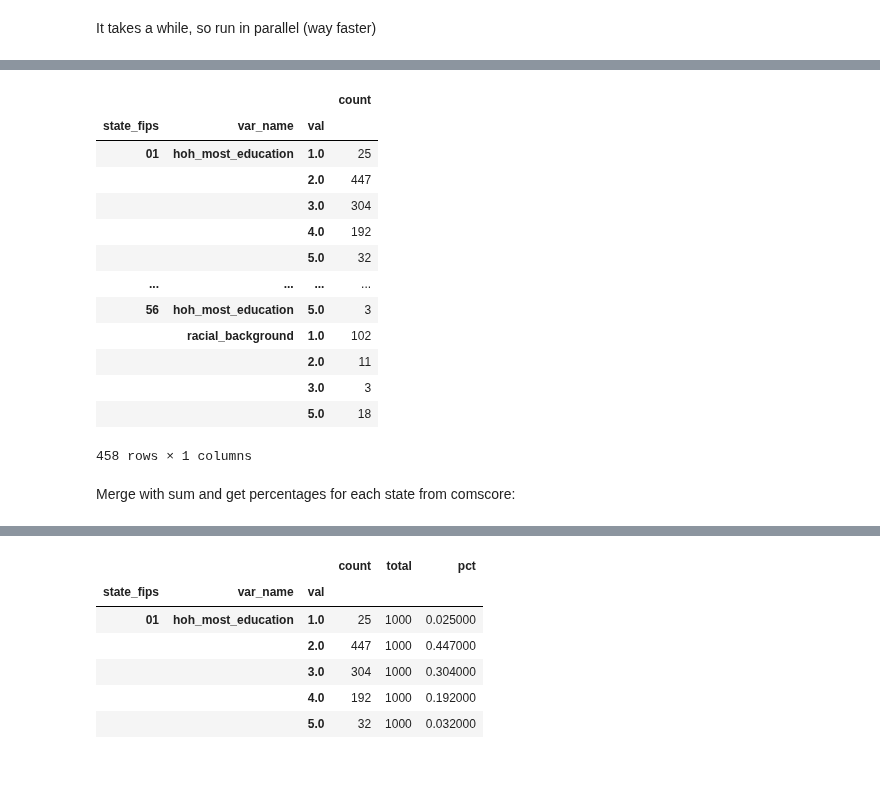
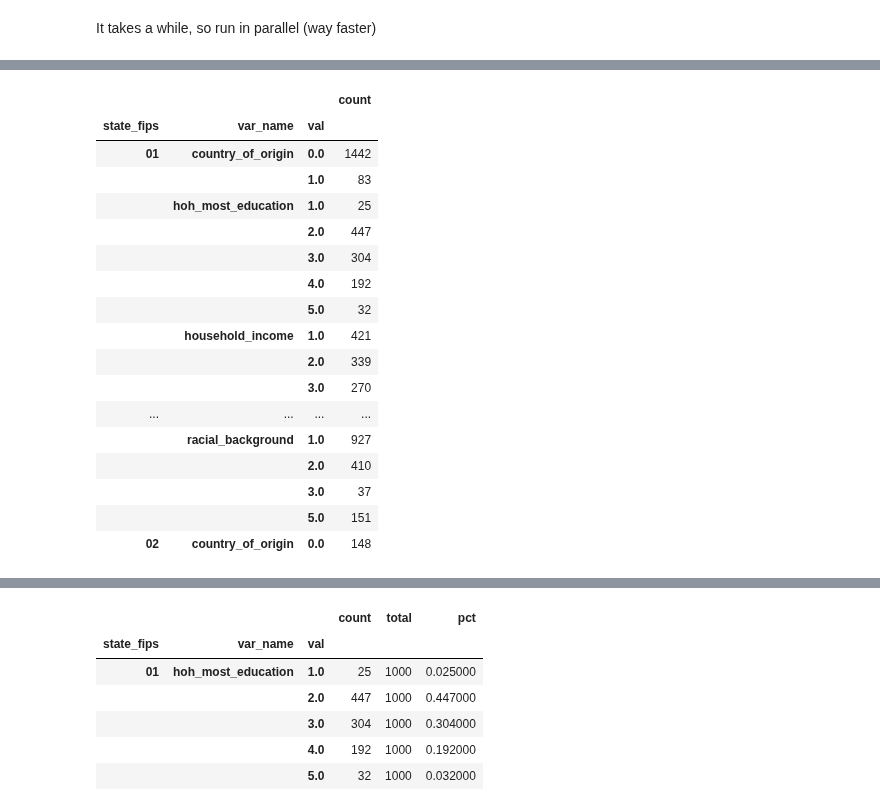
Before and after one commit to aberke/floc-analysis, a Jupyter notebook: notebooks/demographics_explore.ipynb, the cells around one changed output, grey strips where cells are left out. Drawn from its saved outputs; the diff is of its cells as text; code cells hidden in the pictures; blank space fills up the shorter version.

```diff
--- a/notebooks/demographics_explore.ipynb
+++ b/notebooks/demographics_explore.ipynb
@@ -37,6 +30,6 @@ c = Census("14a343e581b5dd1df551f4cd87f31aede50ec908")
 # %%
-def get_zip_state_fips(zipcode, err=False):
-    """returns a state FIPS code for a given zip.
+def get_state_fips(zipcode, err=False):
+    """returns a state FIPS for the state with given zipcide.
 
     if it can't find the zip code, return np.nan if err=False.
 
@@ -44,7 +37,7 @@ def get_zip_state_fips(zipcode, err=False):
     ----------
     err: boolean. True if function should raise a ValueError if it can't find a zip code. False by default.
     """
-    from pyzipcode import ZipCodeDatabase
+
     zcdb = ZipCodeDatabase()
     if zipcode not in zcdb:
         if err:
@@ -54,3 +47,12 @@ def get_zip_state_fips(zipcode, err=False):
     zipcode = zcdb[zipcode]
     state = us.states.lookup(zipcode.state)
     return state.fips
+# %%
+# drops machine ID since it is not needed for this data exploration
+# safer way to show data
+demo_df = (pd.read_csv(demographics_fpath, dtype={'zip_code': str})
+           .drop('machine_id', axis=1)
+           .replace({99:np.nan}))
+rows = len(demo_df)
+print('%s rows before' % rows)
+demo_df.head(3)
@@ -57,11 +65,12 @@ def get_zip_state_fips(zipcode, err=False):
 # %%
-demo_df = (pd.read_csv("../data/comscore/2017/demographics.csv", dtype={'zip_code': str})
-           .drop('machine_id', axis=1)
+demo_df = (demo_df
            .dropna(subset=['zip_code'])
-           .replace({'hoh_most_education': {99: np.nan}})
            # make sure zips are zip5
            .assign(zip_code=lambda x: x.zip_code.apply(lambda z: '0' + z if len(z) < 5 else z))
            # get state fips code for each zip
-           .assign(state_fips=lambda x: x.zip_code.apply(get_state_fips))
-           .dropna(subset=['state_fips']) # drops ~600 rows
-     )
+           .assign(state_fips=lambda x: x.zip_code.apply(lambda z: get_state_fips(z)))
+           .dropna(subset=['state_fips'])
+           .assign(state=lambda x: x.state_fips.apply(lambda s: us.states.lookup(s).abbr))
+          )
+print('%s rows after' % len(demo_df))
+print('dropped %s rows' % (rows - len(demo_df))) #
@@ -69,0 +106,3 @@ demo_df.head()
+# %%
+demo_df.household_income = demo_df.household_income % 10
+demo_df.head()
@@ -169,24 +575,29 @@ demo_df.head()
 # %%
 state_df = (pd.melt(demo_df,
        id_vars=['state_fips'],
-       value_vars=['hoh_most_education', 'racial_background'],
+       value_vars=[
+           'hoh_most_education', 'racial_background',
+           'household_income', 'country_of_origin'
+       ],
        value_name='val',
        var_name='var_name').groupby(['state_fips', 'var_name', 'val'])).val.agg(['count'])
-state_df
+state_df.head(20)
 # %% [output]
 |  |  |  | count |
 | state_fips | var_name | val |  |
-| 01 | hoh_most_education | 1.0 | 25 |
+| 01 | country_of_origin | 0.0 | 1442 |
+|  |  | 1.0 | 83 |
+|  | hoh_most_education | 1.0 | 25 |
 |  |  | 2.0 | 447 |
 |  |  | 3.0 | 304 |
 |  |  | 4.0 | 192 |
 |  |  | 5.0 | 32 |
+|  | household_income | 1.0 | 421 |
+|  |  | 2.0 | 339 |
+|  |  | 3.0 | 270 |
 | ... | ... | ... | ... |
-| 56 | hoh_most_education | 5.0 | 3 |
-|  | racial_background | 1.0 | 102 |
-|  |  | 2.0 | 11 |
-|  |  | 3.0 | 3 |
-|  |  | 5.0 | 18 |
+|  | racial_background | 1.0 | 927 |
+|  |  | 2.0 | 410 |
+|  |  | 3.0 | 37 |
+|  |  | 5.0 | 151 |
+| 02 | country_of_origin | 0.0 | 148 |
-458 rows × 1 columns
-# %% [markdown]
-Merge with sum and get percentages for each state from comscore:
```
Also changed, not shown: parts of 69 cells of this notebook, 2 other files.
